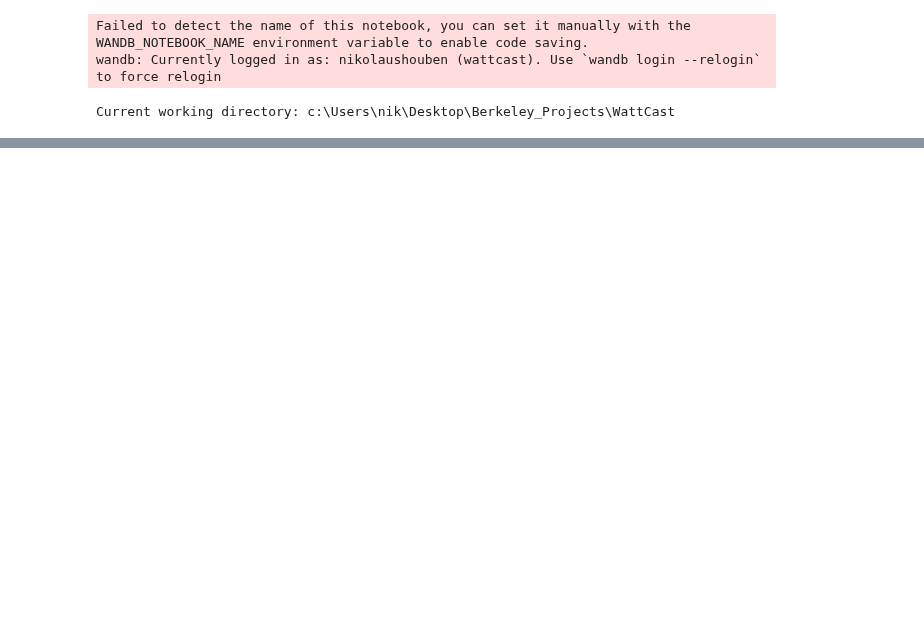
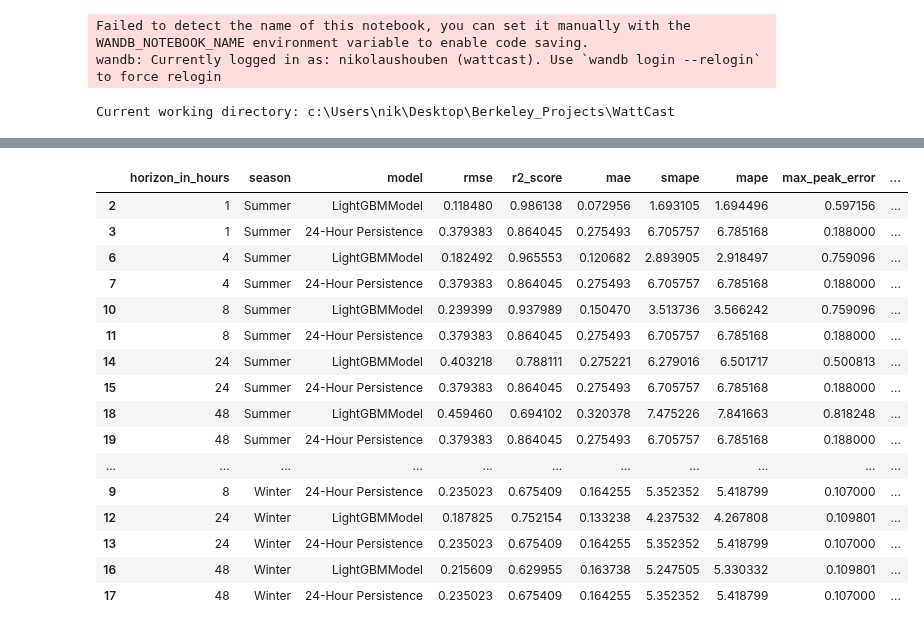
Before and after one commit to tsbyq/WattCast, a Jupyter notebook: bin/experiments.ipynb, the cells around one changed output, grey strips where cells are left out. Drawn from its saved outputs; the diff is of its cells as text; code cells hidden in the pictures; blank space fills up the shorter version.

```diff
--- a/bin/experiments.ipynb
+++ b/bin/experiments.ipynb
@@ -414,5 +421,19 @@ Error:
 # %%
-
-
-
-df_metrics
+# %% [output]
+|  | horizon_in_hours | season | model | rmse | r2_score | mae | smape | mape | max_peak_error | ... |
+| 2 | 1 | Summer | LightGBMModel | 0.118480 | 0.986138 | 0.072956 | 1.693105 | 1.694496 | 0.597156 | ... |
+| 3 | 1 | Summer | 24-Hour Persistence | 0.379383 | 0.864045 | 0.275493 | 6.705757 | 6.785168 | 0.188000 | ... |
+| 6 | 4 | Summer | LightGBMModel | 0.182492 | 0.965553 | 0.120682 | 2.893905 | 2.918497 | 0.759096 | ... |
+| 7 | 4 | Summer | 24-Hour Persistence | 0.379383 | 0.864045 | 0.275493 | 6.705757 | 6.785168 | 0.188000 | ... |
+| 10 | 8 | Summer | LightGBMModel | 0.239399 | 0.937989 | 0.150470 | 3.513736 | 3.566242 | 0.759096 | ... |
+| 11 | 8 | Summer | 24-Hour Persistence | 0.379383 | 0.864045 | 0.275493 | 6.705757 | 6.785168 | 0.188000 | ... |
+| 14 | 24 | Summer | LightGBMModel | 0.403218 | 0.788111 | 0.275221 | 6.279016 | 6.501717 | 0.500813 | ... |
+| 15 | 24 | Summer | 24-Hour Persistence | 0.379383 | 0.864045 | 0.275493 | 6.705757 | 6.785168 | 0.188000 | ... |
+| 18 | 48 | Summer | LightGBMModel | 0.459460 | 0.694102 | 0.320378 | 7.475226 | 7.841663 | 0.818248 | ... |
+| 19 | 48 | Summer | 24-Hour Persistence | 0.379383 | 0.864045 | 0.275493 | 6.705757 | 6.785168 | 0.188000 | ... |
+| ... | ... | ... | ... | ... | ... | ... | ... | ... | ... | ... |
+| 9 | 8 | Winter | 24-Hour Persistence | 0.235023 | 0.675409 | 0.164255 | 5.352352 | 5.418799 | 0.107000 | ... |
+| 12 | 24 | Winter | LightGBMModel | 0.187825 | 0.752154 | 0.133238 | 4.237532 | 4.267808 | 0.109801 | ... |
+| 13 | 24 | Winter | 24-Hour Persistence | 0.235023 | 0.675409 | 0.164255 | 5.352352 | 5.418799 | 0.107000 | ... |
+| 16 | 48 | Winter | LightGBMModel | 0.215609 | 0.629955 | 0.163738 | 5.247505 | 5.330332 | 0.109801 | ... |
+| 17 | 48 | Winter | 24-Hour Persistence | 0.235023 | 0.675409 | 0.164255 | 5.352352 | 5.418799 | 0.107000 | ... |
```
Also changed, not shown: parts of 4 cells of this notebook, 4 other files.
